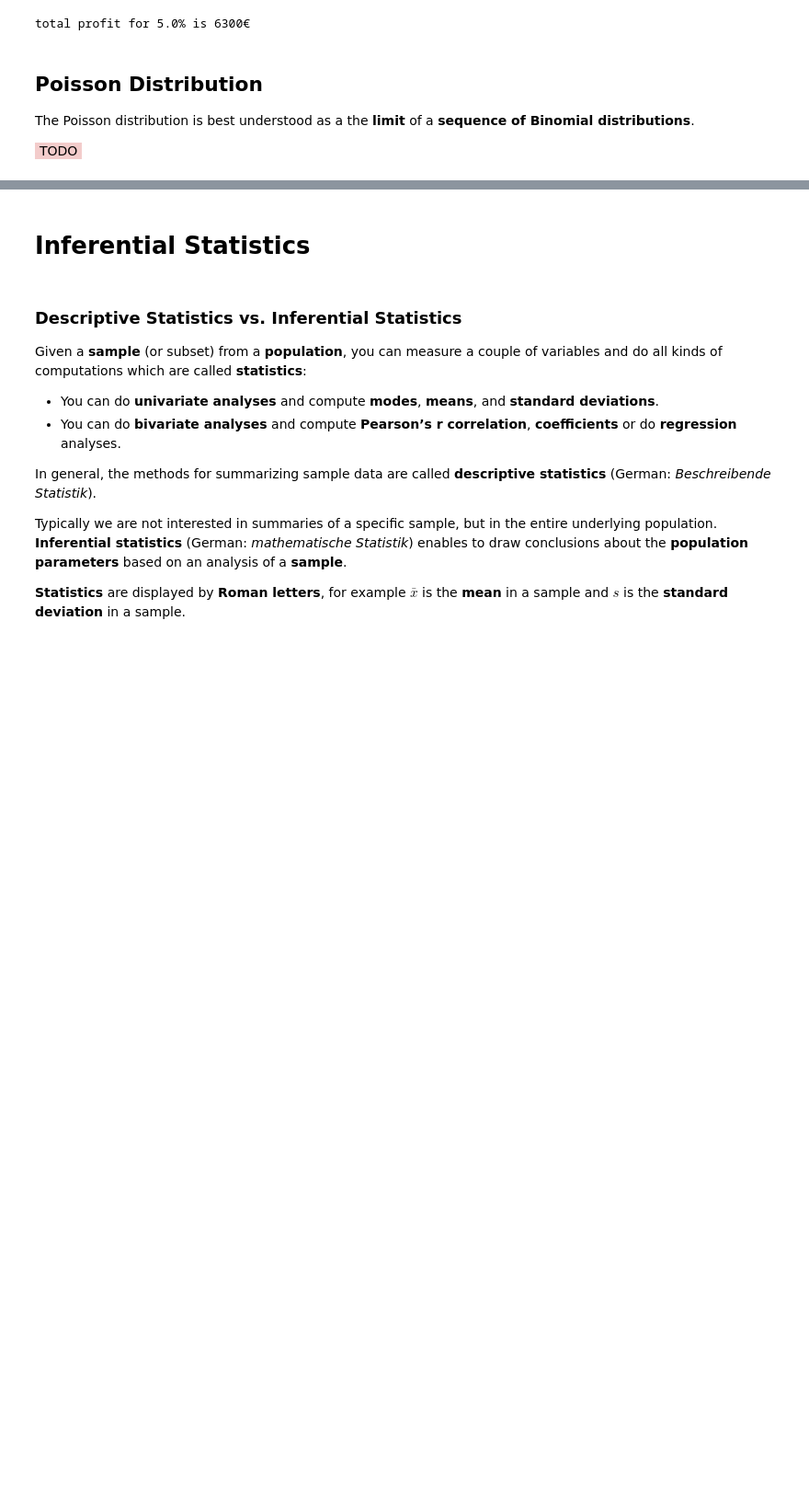
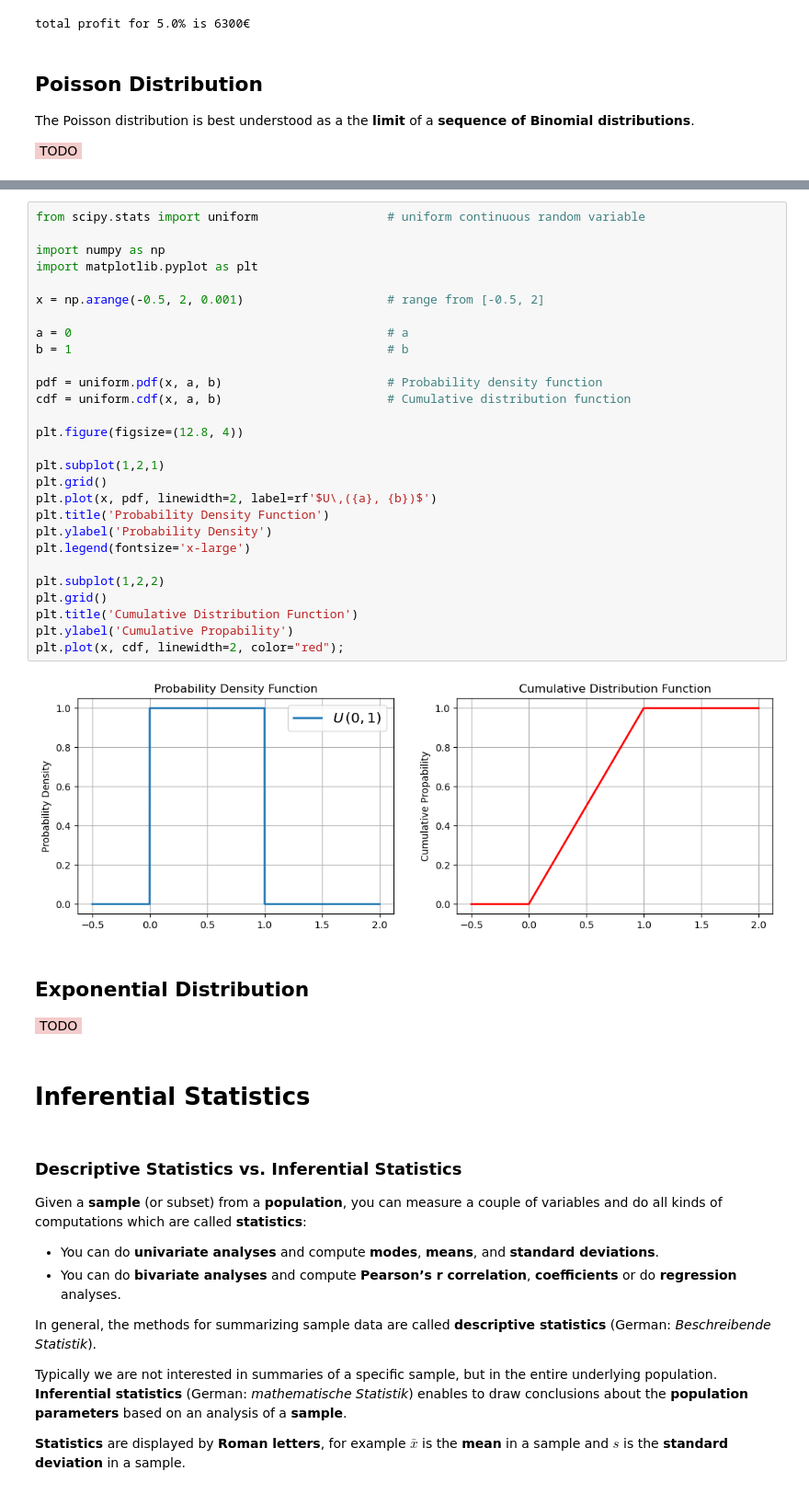
Before and after one commit to thomd/math, a Jupyter notebook: statistics.ipynb, the cells around one changed output, grey strips where cells are left out. Shown at 92% size. Drawn from its saved outputs; the diff is of its cells as text; blank space fills up the shorter version.

```diff
--- a/statistics.ipynb
+++ b/statistics.ipynb
@@ -1217,3 +1256,37 @@ The Poisson distribution is best understood as a the **limit** of a **sequence o
+# %%
+from scipy.stats import uniform                  # uniform continuous random variable
+
+import numpy as np
+import matplotlib.pyplot as plt
+
+x = np.arange(-0.5, 2, 0.001)                    # range from [-0.5, 2]
+
+a = 0                                            # a
+b = 1                                            # b
+
+pdf = uniform.pdf(x, a, b)                       # Probability density function
+cdf = uniform.cdf(x, a, b)                       # Cumulative distribution function
+
+plt.figure(figsize=(12.8, 4))
+
+plt.subplot(1,2,1)
+plt.grid()
+plt.plot(x, pdf, linewidth=2, label=rf'$U\,({a}, {b})$')
+plt.title('Probability Density Function')
+plt.ylabel('Probability Density')
+plt.legend(fontsize='x-large')
+
+plt.subplot(1,2,2)
+plt.grid()
+plt.title('Cumulative Distribution Function')
+plt.ylabel('Cumulative Propability')
+plt.plot(x, cdf, linewidth=2, color="red");
+# %% [output]
+[figure, added]
+# %% [markdown]
+## Exponential Distribution
+
+<span style="background-color:#f3cccb;padding:1px 5px">TODO</span>
 # %% [markdown]
 # Inferential Statistics
 # %% [markdown]
```
Also changed, not shown: parts of 13 cells of this notebook.
